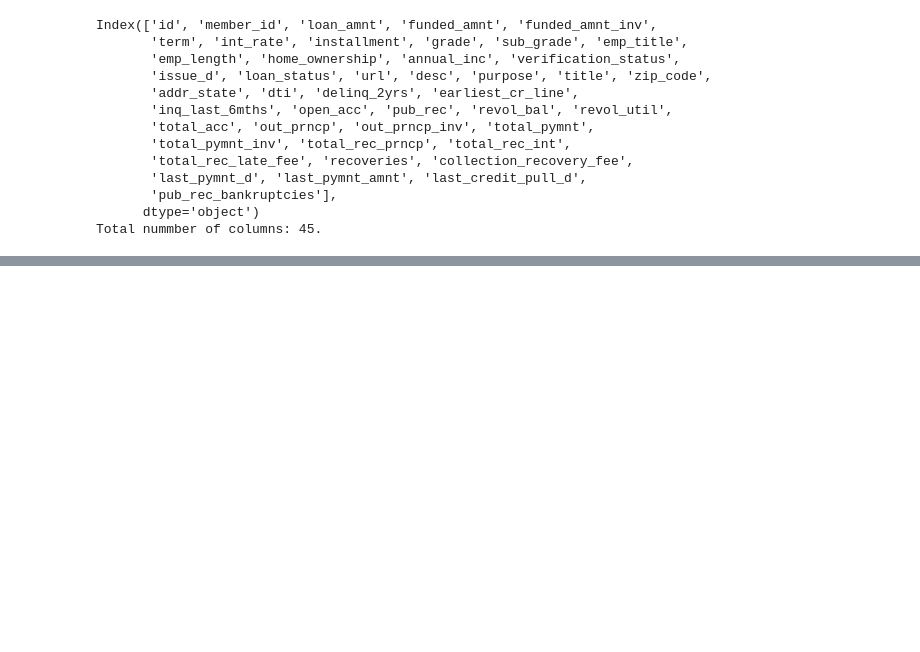
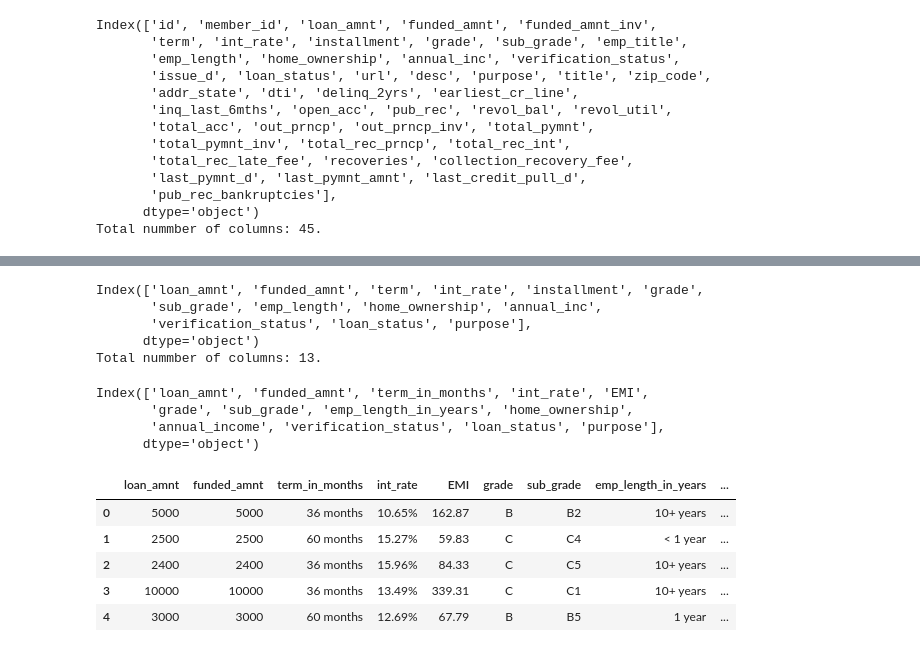
Before and after one commit to abhi-alone/EDA_Case_Study, a Jupyter notebook: Lending_Case_Study_EDA.ipynb, the cells around one changed output, grey strips where cells are left out. Drawn from its saved outputs; the diff is of its cells as text; code cells hidden in the pictures; blank space fills up the shorter version.

Commit message:
deleting and renaming few columns

```diff
--- a/Lending_Case_Study_EDA.ipynb
+++ b/Lending_Case_Study_EDA.ipynb
@@ -169,0 +178,9 @@ The list of the irrelevant columns are:
+# %%
+print(df_loan_data.columns)
+print("Total nummber of columns: {}.".format(len(df_loan_data.columns)))
+# %% [output]
+Index(['loan_amnt', 'funded_amnt', 'term', 'int_rate', 'installment', 'grade',
+       'sub_grade', 'emp_length', 'home_ownership', 'annual_inc',
+       'verification_status', 'loan_status', 'purpose'],
+      dtype='object')
+Total nummber of columns: 13.
@@ -169,0 +192,20 @@ The list of the irrelevant columns are:
+# %%
+#Renaming the column
+df_loan_data.rename(columns = {'annual_inc':'annual_income','installment':'EMI','term':'term_in_months','emp_length':'emp_length_in_years'}, inplace = True)
+# %%
+print(df_loan_data.columns)
+# %% [output]
+Index(['loan_amnt', 'funded_amnt', 'term_in_months', 'int_rate', 'EMI',
+       'grade', 'sub_grade', 'emp_length_in_years', 'home_ownership',
+       'annual_income', 'verification_status', 'loan_status', 'purpose'],
+      dtype='object')
+# %%
+# Display Dataframe
+df_loan_data.head()
+# %% [output]
+|  | loan_amnt | funded_amnt | term_in_months | int_rate | EMI | grade | sub_grade | emp_length_in_years | ... |
+| 0 | 5000 | 5000 | 36 months | 10.65% | 162.87 | B | B2 | 10+ years | ... |
+| 1 | 2500 | 2500 | 60 months | 15.27% | 59.83 | C | C4 | < 1 year | ... |
+| 2 | 2400 | 2400 | 36 months | 15.96% | 84.33 | C | C5 | 10+ years | ... |
+| 3 | 10000 | 10000 | 36 months | 13.49% | 339.31 | C | C1 | 10+ years | ... |
+| 4 | 3000 | 3000 | 60 months | 12.69% | 67.79 | B | B5 | 1 year | ... |
```
Also changed, not shown: parts of 6 cells of this notebook.
